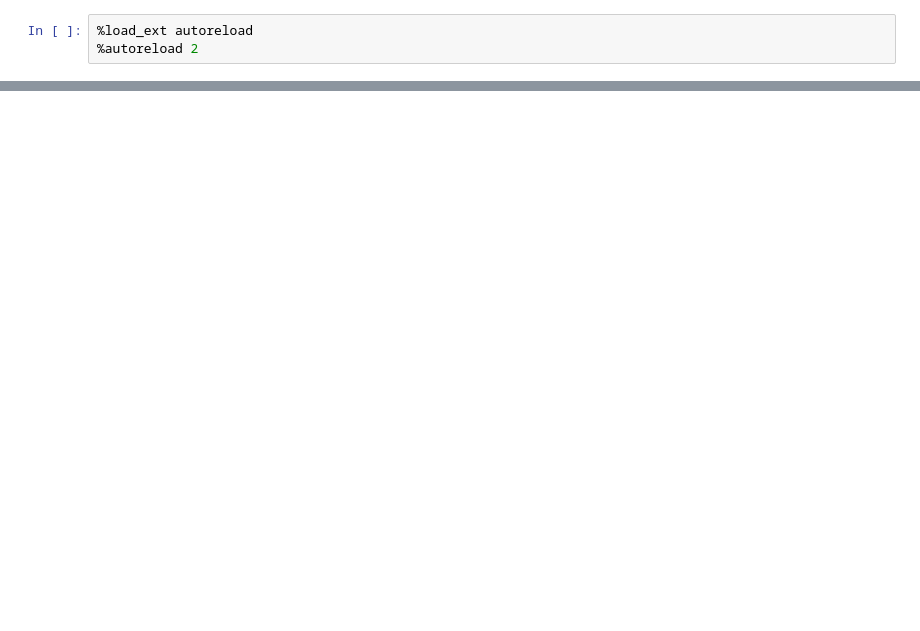
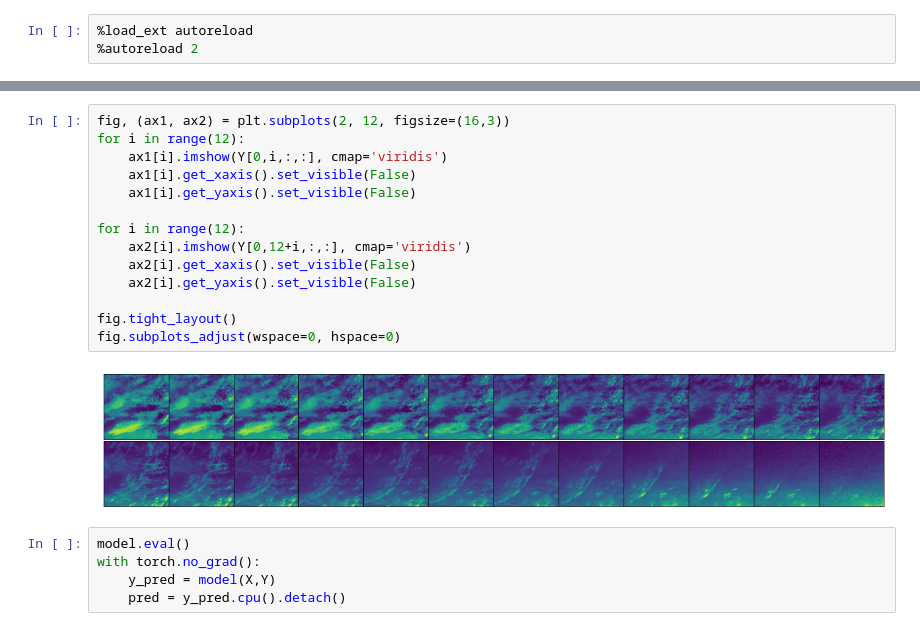
Before and after one commit to skunichetty/climate-hack, a Jupyter notebook: testing.ipynb, the cells around one changed output, grey strips where cells are left out. Saved outputs shown, nothing was run; the diff lists cells and outputs as text; blank space fills up the shorter version.

```diff
--- a/testing.ipynb
+++ b/testing.ipynb
@@ -137,0 +97,21 @@ print(f"{count/10000}")
+# %%
+fig, (ax1, ax2) = plt.subplots(2, 12, figsize=(16,3))
+for i in range(12):
+    ax1[i].imshow(Y[0,i,:,:], cmap='viridis')
+    ax1[i].get_xaxis().set_visible(False)
+    ax1[i].get_yaxis().set_visible(False)
+
+for i in range(12):
+    ax2[i].imshow(Y[0,12+i,:,:], cmap='viridis')
+    ax2[i].get_xaxis().set_visible(False)
+    ax2[i].get_yaxis().set_visible(False)
+
+fig.tight_layout()
+fig.subplots_adjust(wspace=0, hspace=0)
+# %% [output]
+[figure, added]
+# %%
+model.eval()
+with torch.no_grad():
+    y_pred = model(X,Y)
+    pred = y_pred.cpu().detach()
```
Also changed, not shown: parts of 22 cells of this notebook, 24 other files.
